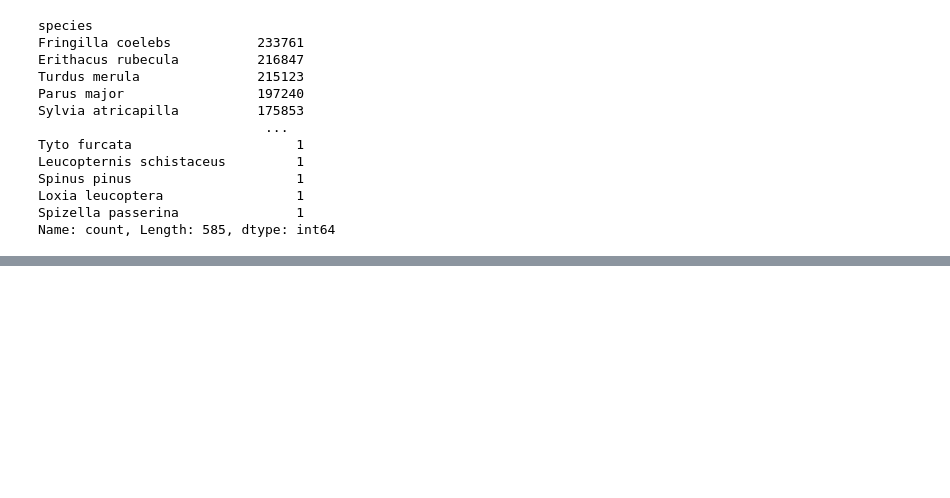
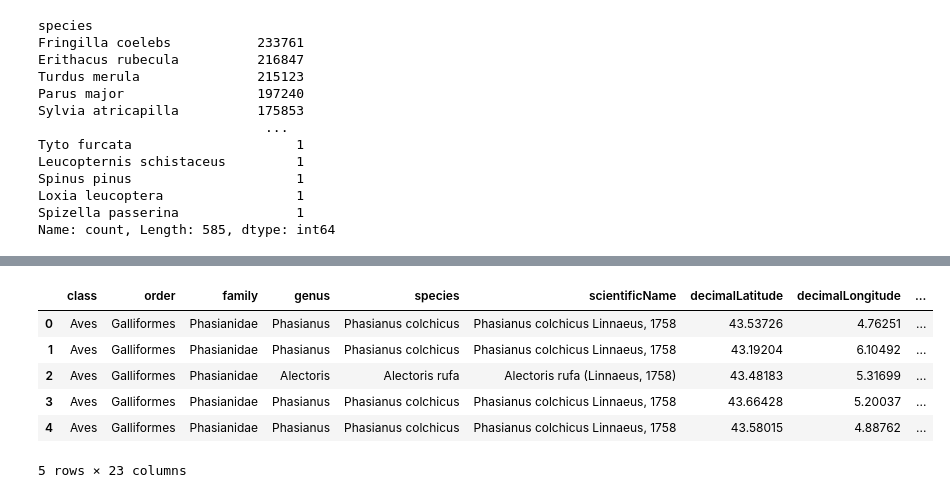
Before and after one commit to remi-guy/birds-france, a Jupyter notebook: notebook/explo.ipynb, the cells around one changed output, grey strips where cells are left out. Saved outputs shown, nothing was run; the diff lists cells and outputs as text; code cells hidden in the pictures; blank space fills up the shorter version.

```diff
--- a/notebook/explo.ipynb
+++ b/notebook/explo.ipynb
@@ -46,0 +105,11 @@ df.head()
+# %%
+from shapely import wkt
+import geopandas as gpd
+
+df2["geometry"] = df2["geometry"].apply(wkt.loads)
+# %%
+gdf = gpd.GeoDataFrame(
+    df2,
+    geometry="geometry",
+    crs="EPSG:4326"   # important si coords GPS
+)
@@ -46,0 +121,5 @@ df.head()
+# %%
+departements = gpd.read_file("../data/shp/departements-20170102.shp", encoding="utf-8")
+
+print(departements.head())
+print(departements.crs)
@@ -46,0 +141,17 @@ df.head()
+# %%
+gdf_dep = gpd.sjoin(
+    gdf,
+    departements[["nom", "code_insee", "geometry"]],
+    how="left",
+    predicate="within"
+)
+# %%
+gdf_dep.head()
+# %% [output]
+|  | class | order | family | genus | species | scientificName | decimalLatitude | decimalLongitude | ... |
+| 0 | Aves | Galliformes | Phasianidae | Phasianus | Phasianus colchicus | Phasianus colchicus Linnaeus, 1758 | 43.53726 | 4.76251 | ... |
+| 1 | Aves | Galliformes | Phasianidae | Phasianus | Phasianus colchicus | Phasianus colchicus Linnaeus, 1758 | 43.19204 | 6.10492 | ... |
+| 2 | Aves | Galliformes | Phasianidae | Alectoris | Alectoris rufa | Alectoris rufa (Linnaeus, 1758) | 43.48183 | 5.31699 | ... |
+| 3 | Aves | Galliformes | Phasianidae | Phasianus | Phasianus colchicus | Phasianus colchicus Linnaeus, 1758 | 43.66428 | 5.20037 | ... |
+| 4 | Aves | Galliformes | Phasianidae | Phasianus | Phasianus colchicus | Phasianus colchicus Linnaeus, 1758 | 43.58015 | 4.88762 | ... |
+5 rows × 23 columns
```
Also changed, not shown: parts of 27 cells of this notebook, 6 other files.
